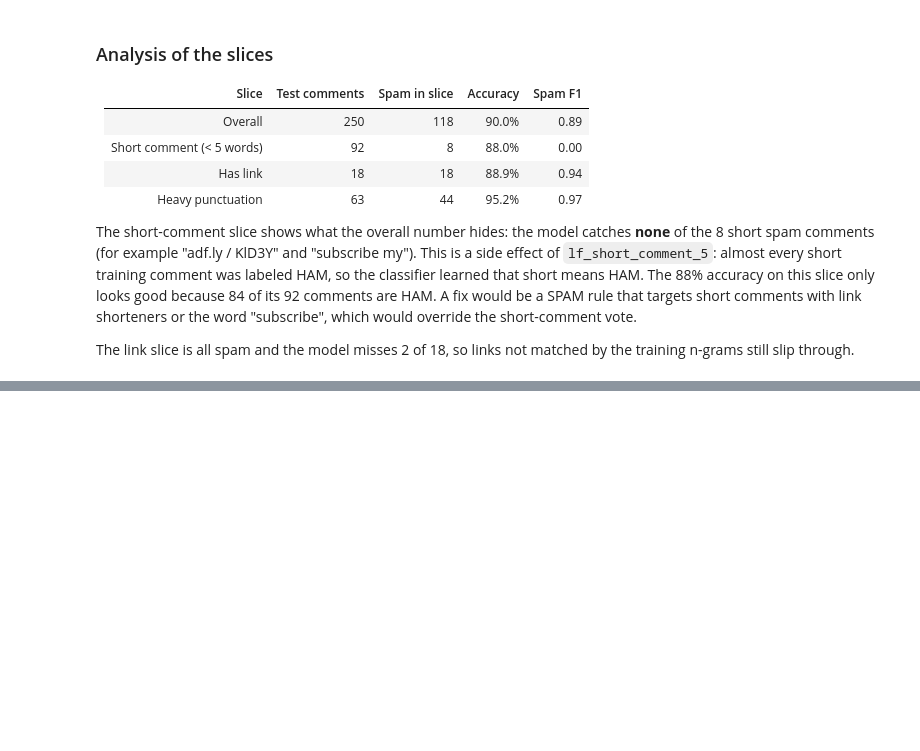
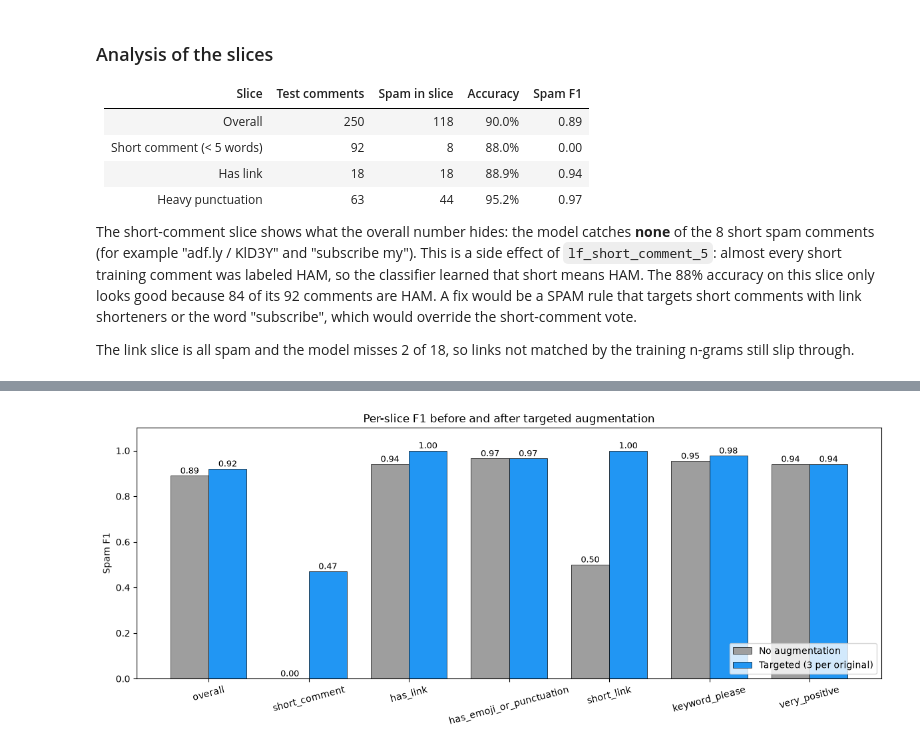
Before and after one commit to ayushvarma7/youtube_spam_labeling_and_classification, a Jupyter notebook: spam_tutorial.ipynb, the cells around one changed output, grey strips where cells are left out. Drawn from its saved outputs; the diff is of its cells as text; code cells hidden in the pictures; blank space fills up the shorter version.

```diff
--- a/spam_tutorial.ipynb
+++ b/spam_tutorial.ipynb
@@ -739,0 +941,9 @@ The link slice is all spam and the model misses 2 of 18, so links not matched by
+# %%
+from utils import preview_tfs
+
+df_train_labeled = df_train_filtered.copy()
+df_train_labeled["label"] = preds_train_filtered
+
+random.seed(0)
+pd.set_option("display.max_colwidth", 80)
+preview_tfs(df_train_labeled[df_train_labeled.label == SPAM], targeted_tfs + generic_tfs)
@@ -739,0 +1030,14 @@ The link slice is all spam and the model misses 2 of 18, so links not matched by
+# %%
+def slice_table(vec, clf):
+    preds = clf.predict(vec.transform(df_test.text.tolist()))
+    return scorer.score_slices(
+        S=S_test_all, golds=Y_test, preds=preds, probs=preds_to_probs(preds, 2), as_dataframe=True
+    ), preds
+
+before, preds_before = slice_table(*aug_models["No augmentation"])
+after, preds_after = slice_table(*aug_models[chosen_name])
+
+comparison = pd.concat(
+    {"before": before, "after": after}, axis=1
+).swaplevel(axis=1).sort_index(axis=1, level=0)
+comparison.round(3)
@@ -739,0 +1076,21 @@ The link slice is all spam and the model misses 2 of 18, so links not matched by
+# %%
+slice_names_plot = list(comparison.index)
+x = np.arange(len(slice_names_plot))
+width = 0.38
+
+fig, ax = plt.subplots(figsize=(12, 5))
+b1 = ax.bar(x - width / 2, comparison[("f1", "before")], width, label="No augmentation", color="#9E9E9E", edgecolor="black", linewidth=0.5)
+b2 = ax.bar(x + width / 2, comparison[("f1", "after")], width, label=chosen_name, color="#2196F3", edgecolor="black", linewidth=0.5)
+for bars in (b1, b2):
+    for bar in bars:
+        ax.text(bar.get_x() + bar.get_width() / 2, bar.get_height() + 0.01, f"{bar.get_height():.2f}", ha="center", fontsize=9)
+ax.set_xticks(x)
+ax.set_xticklabels(slice_names_plot, rotation=15)
+ax.set_ylabel("Spam F1")
+ax.set_ylim(0, 1.1)
+ax.set_title("Per-slice F1 before and after targeted augmentation")
+ax.legend(loc="lower right")
+plt.tight_layout()
+plt.show()
+# %% [output]
+[figure, added]
```
Also changed, not shown: parts of 19 cells of this notebook, 2 other files.
